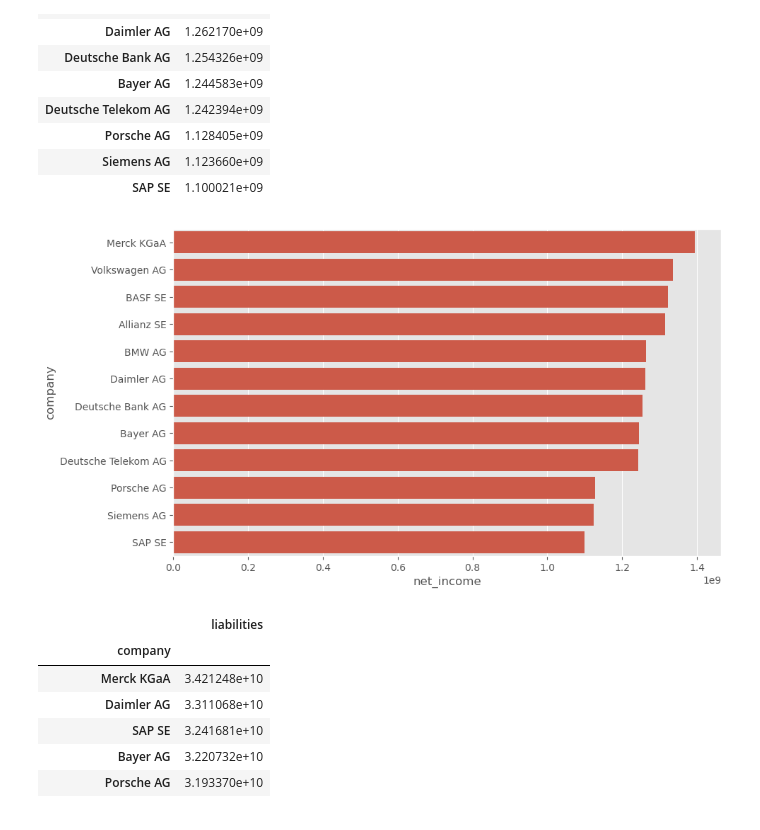
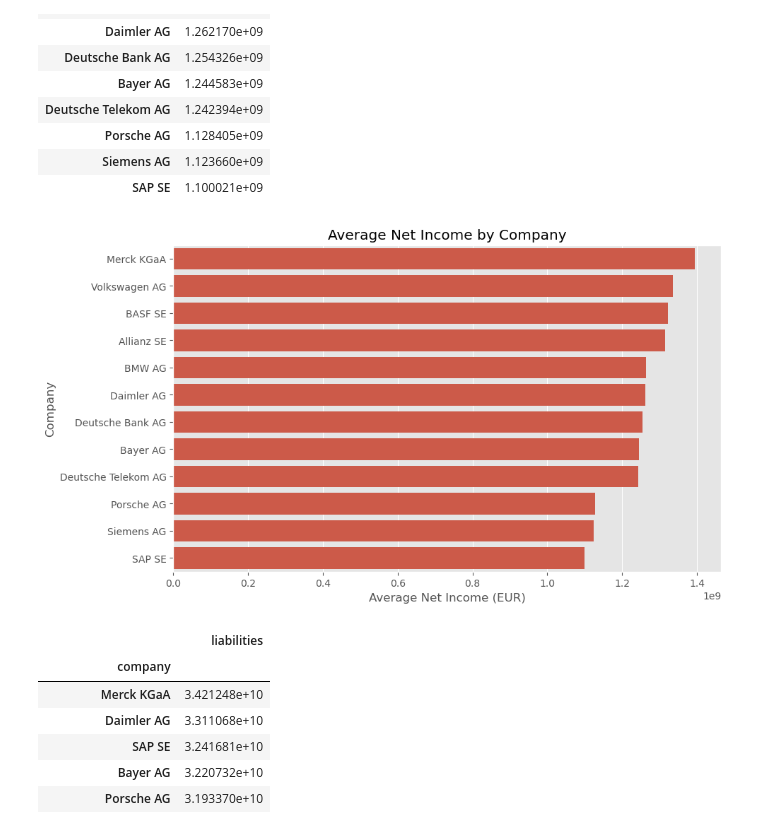
Before and after one commit to ozbakislar/deutsche-unternehmen-datenanalyse, a Jupyter notebook: notebooks/deutsche_unternehmen_datenanalyse_en.ipynb, the cells around one changed output. Cells and saved outputs as stored; diff of their text form; code cells hidden in the pictures.

```diff
--- a/notebooks/deutsche_unternehmen_datenanalyse_en.ipynb
+++ b/notebooks/deutsche_unternehmen_datenanalyse_en.ipynb
@@ -703,9 +706,13 @@ df.groupby('company')[['net_income']].mean().sort_values('net_income', ascending
 # %%
 sns.barplot(data=df.groupby('company')['net_income'].mean().sort_values(ascending=False).reset_index(), x='net_income', y='company')
 
+plt.title('Average Net Income by Company')
+plt.xlabel('Average Net Income (EUR)')
+plt.ylabel('Company')
+
 plt.show()
 # %% [output]
-[figure, old version]
+[figure, new version]
 # %%
 df.groupby('company')[['liabilities']].mean().sort_values('liabilities', ascending=False)
 # %% [output]
```
Also changed, not shown: parts of 28 cells of this notebook, 2 other files.
